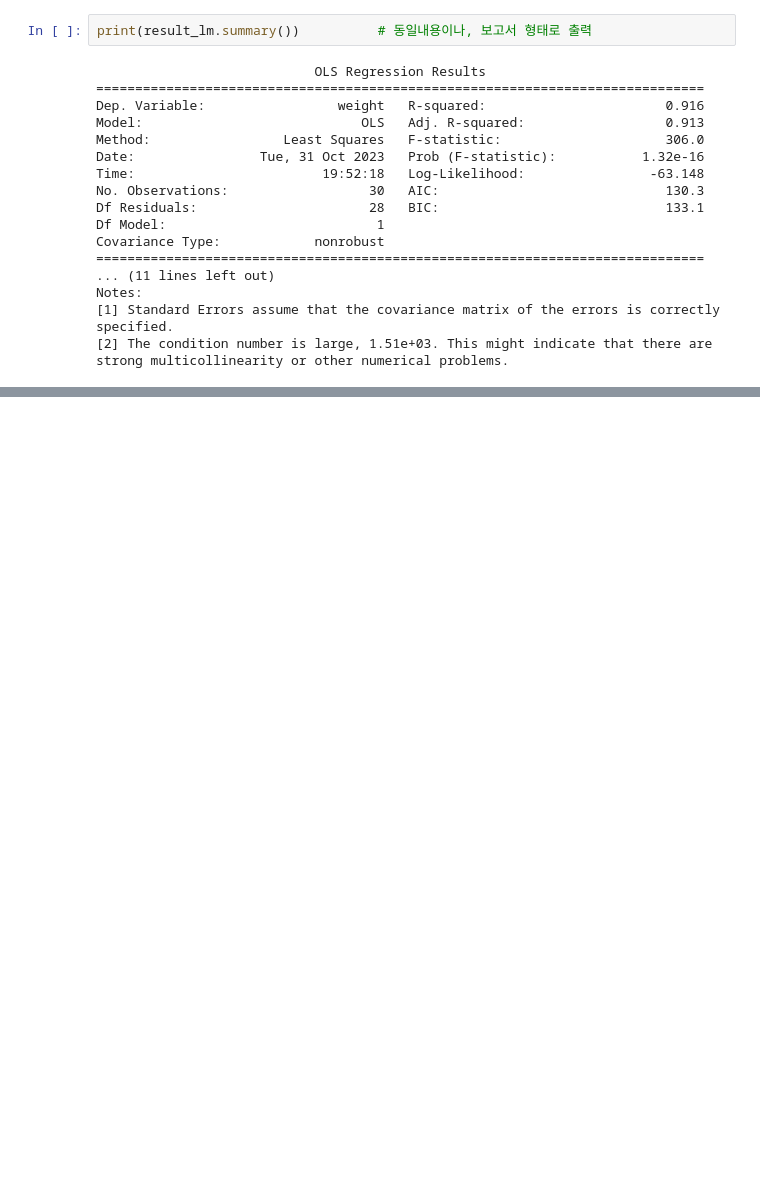
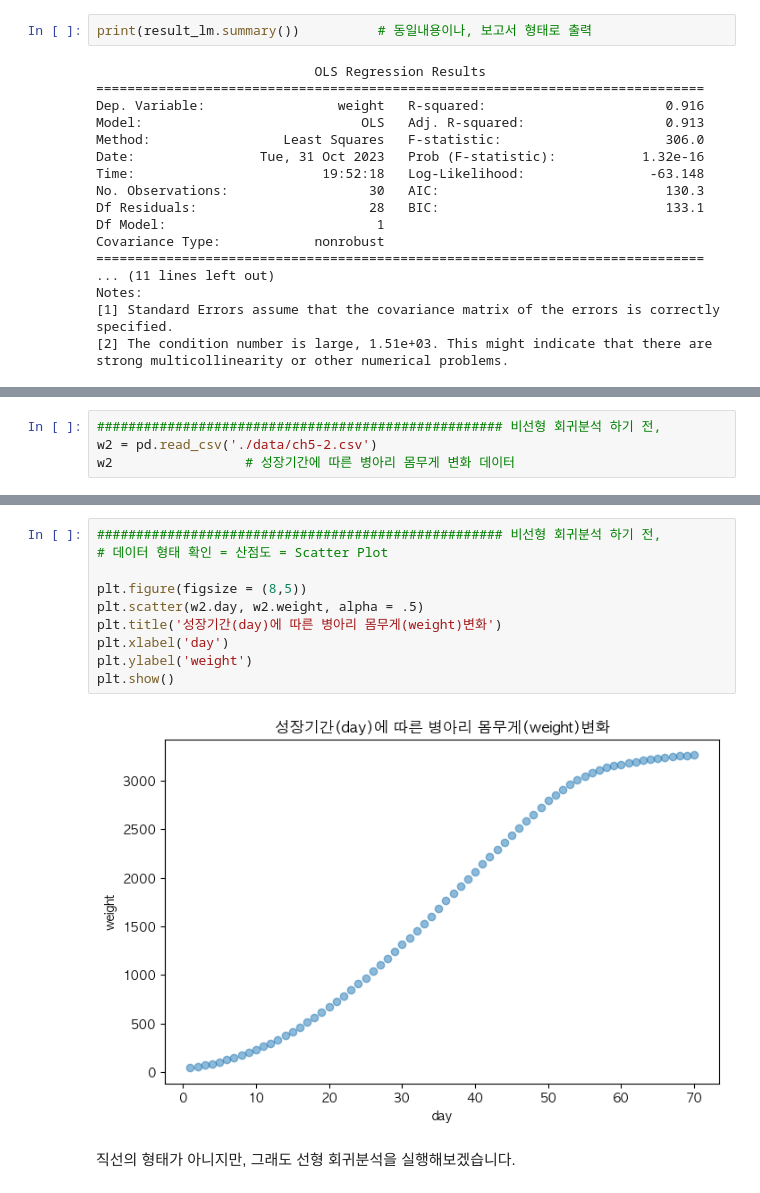
Before and after one commit to hyejinbeck/Chick-Growth, a Jupyter notebook: Analysis.ipynb, the cells around one changed output, grey strips where cells are left out. Cells and saved outputs as stored; diff of their text form; blank space fills up the shorter version.

```diff
--- a/Analysis.ipynb
+++ b/Analysis.ipynb
@@ -638,0 +843,4 @@ strong multicollinearity or other numerical problems.
+# %%
+#################################################### 비선형 회귀분석 하기 전,
+w2 = pd.read_csv('./data/ch5-2.csv')
+w2                 # 성장기간에 따른 병아리 몸무게 변화 데이터
@@ -638,0 +874,14 @@ strong multicollinearity or other numerical problems.
+# %%
+#################################################### 비선형 회귀분석 하기 전,
+# 데이터 형태 확인 = 산점도 = Scatter Plot
+
+plt.figure(figsize = (8,5))
+plt.scatter(w2.day, w2.weight, alpha = .5)
+plt.title('성장기간(day)에 따른 병아리 몸무게(weight)변화')
+plt.xlabel('day')
+plt.ylabel('weight')
+plt.show()
+# %% [output]
+[figure, added]
+# %% [markdown]
+직선의 형태가 아니지만, 그래도 선형 회귀분석을 실행해보겠습니다.
```
Also changed, not shown: parts of 28 cells of this notebook, 1 other file.
